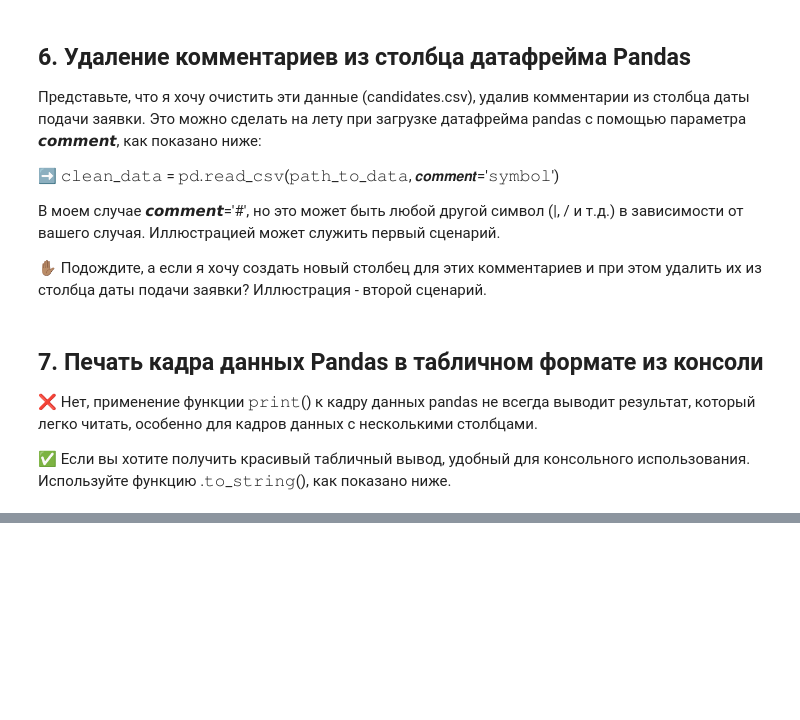
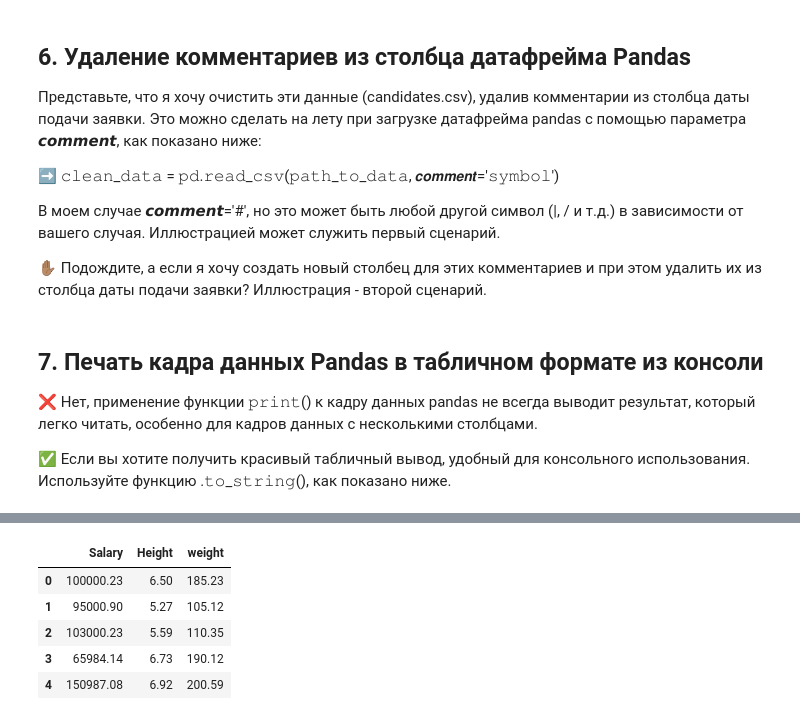
Before and after one commit to NikitaVenediktov/My_education, a Jupyter notebook: Medium_papers/Python and pandas/1 chapter.ipynb, the cells around one changed output, grey strips where cells are left out. Cells and saved outputs as stored; diff of their text form; code cells hidden in the pictures; blank space fills up the shorter version.

```diff
--- a/Medium_papers/Python and pandas/1 chapter.ipynb
+++ b/Medium_papers/Python and pandas/1 chapter.ipynb
@@ -213,0 +313,21 @@ messy_df[['application_date', 'comment']] = messy_df['application_date'].str.spl
+# %%
+long_decimals_info = {
+    "Salary": [100000.23400000, 95000.900300, 103000.2300535, 65984.14000450, 150987.080345],
+    "Height": [6.501050, 5.270000, 5.5900001050, 6.730001050, 6.92100050],
+    "weight": [185.23000059, 105.1200099, 110.350003, 190.12000000, 200.59000000]
+}
+
+long_decimals_df = pd.DataFrame(long_decimals_info)
+
+"""
+Format the data with 2 decimal places
+"""
+fewer_decimals_df = long_decimals_df.round(decimals=2)
+fewer_decimals_df
+# %% [output]
+|  | Salary | Height | weight |
+| 0 | 100000.23 | 6.50 | 185.23 |
+| 1 | 95000.90 | 5.27 | 105.12 |
+| 2 | 103000.23 | 5.59 | 110.35 |
+| 3 | 65984.14 | 6.73 | 190.12 |
+| 4 | 150987.08 | 6.92 | 200.59 |
```
Also changed, not shown: parts of 17 cells of this notebook, 1 other file.
